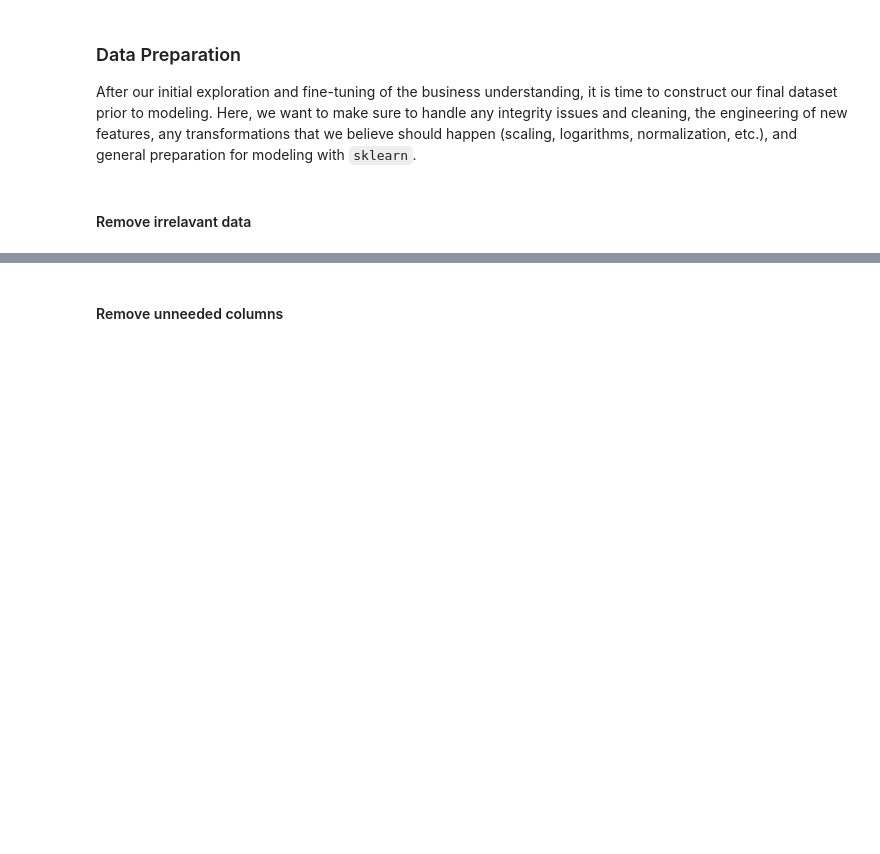
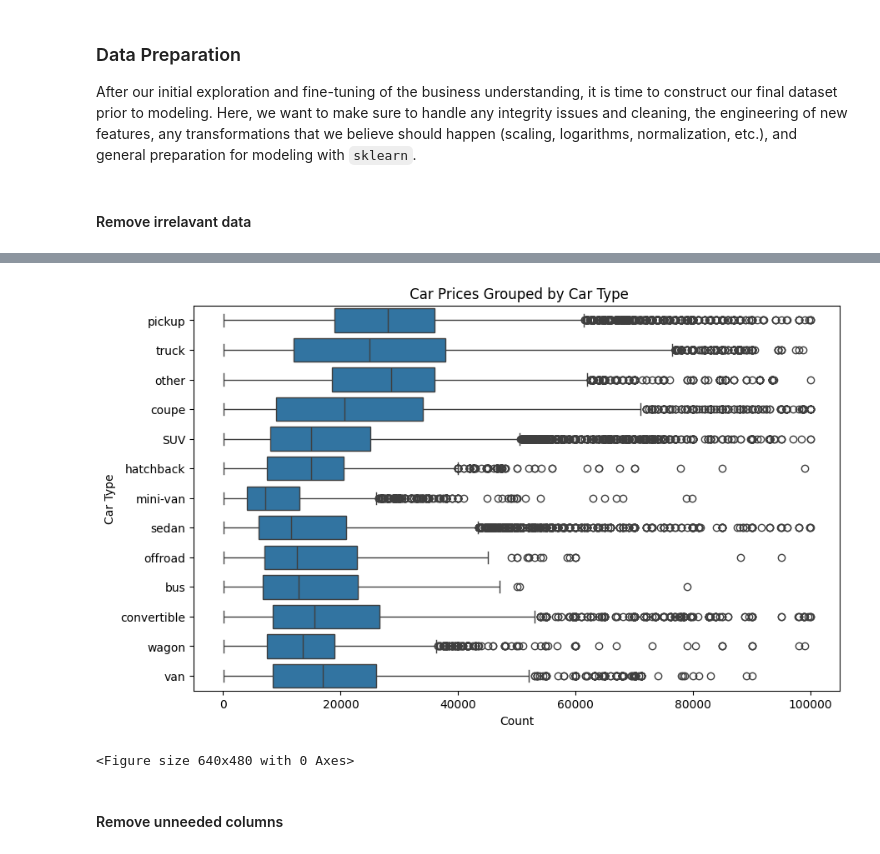
Before and after one commit to eflo11/Berkeley_11.1, a Jupyter notebook: prompt_II.ipynb, the cells around one changed output, grey strips where cells are left out. Drawn from its saved outputs; the diff is of its cells as text; code cells hidden in the pictures; blank space fills up the shorter version.

```diff
--- a/prompt_II.ipynb
+++ b/prompt_II.ipynb
@@ -176,3 +201,15 @@ car_sales = car_sales[car_sales['price'] != 0]
+# %%
+# Plot the count of cars by type
+plt.figure(figsize=(10, 6))
+sns.boxplot(data=car_sales, x='price', y='type', orient='h')
+plt.title(' Car Prices Grouped by Car Type')
+plt.xlabel('Count')
+plt.ylabel('Car Type')
+plt.show()
+plt.savefig('images/car_prices_type_no_zeros.png')
+# %% [output]
+[figure, added]
+<Figure size 640x480 with 0 Axes>
 # %% [markdown]
 #### Remove unneeded columns
 # %%
```
Also changed, not shown: parts of 23 cells of this notebook, 4 other files.
